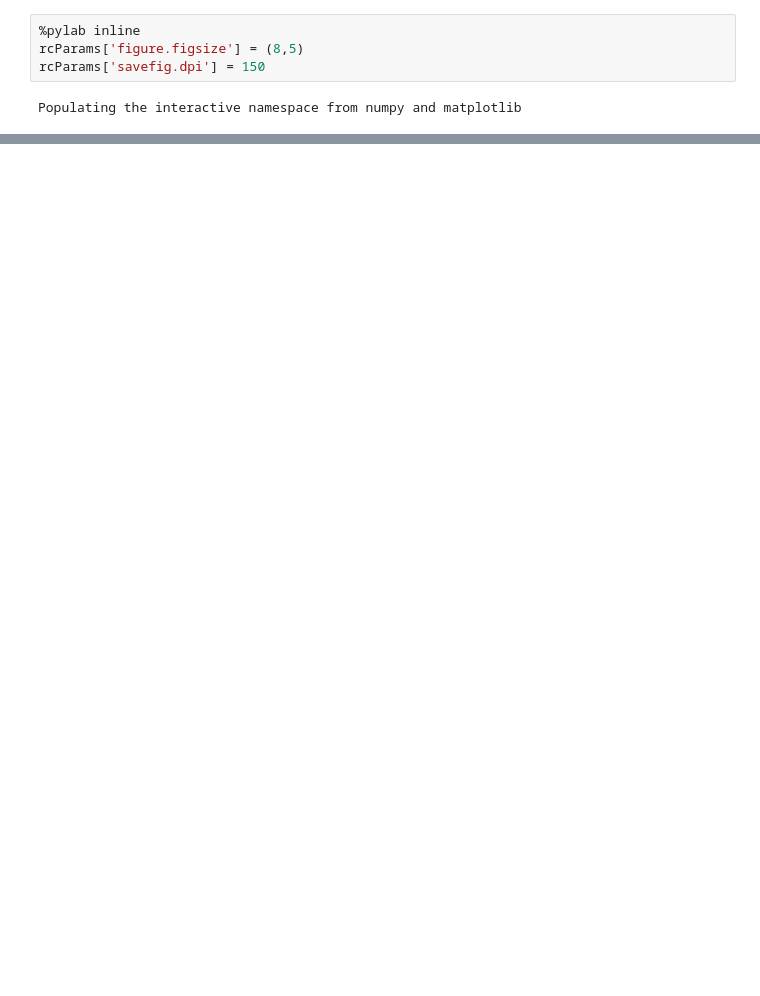
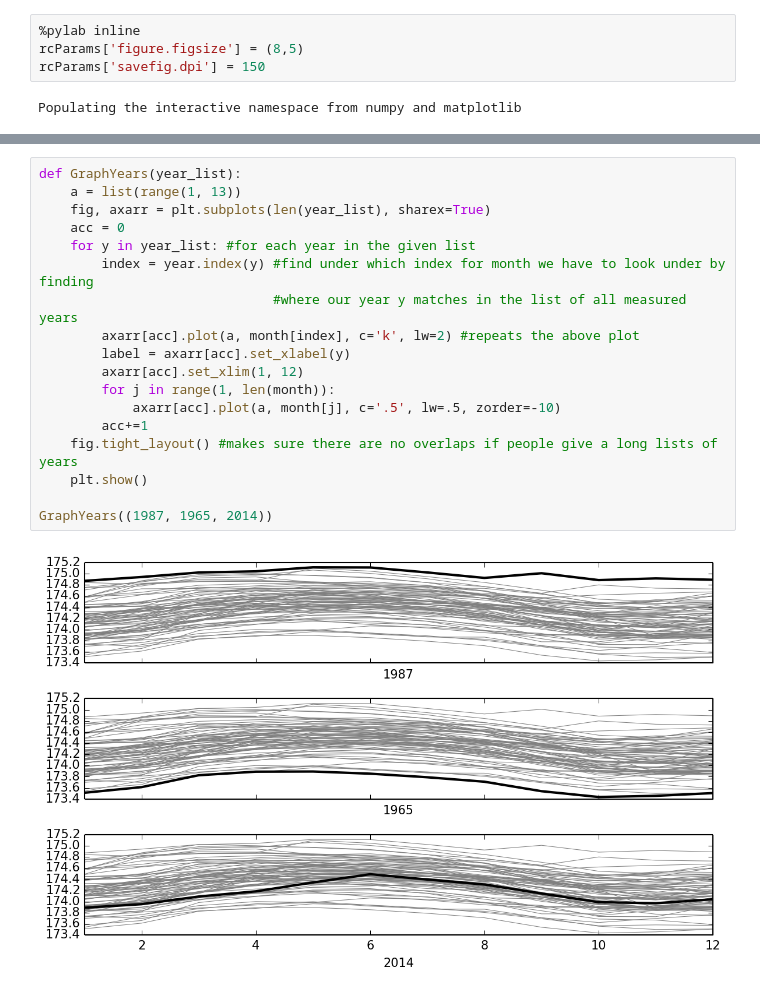
Before and after one commit to ljetibo/Notebooks, a Jupyter notebook: Tides.ipynb, the cells around one changed output, grey strips where cells are left out. Drawn from its saved outputs; the diff is of its cells as text; blank space fills up the shorter version.

```diff
--- a/Tides.ipynb
+++ b/Tides.ipynb
@@ -56,0 +186,20 @@ plt.show()
+# %%
+def GraphYears(year_list):
+    a = list(range(1, 13))
+    fig, axarr = plt.subplots(len(year_list), sharex=True)
+    acc = 0
+    for y in year_list: #for each year in the given list
+        index = year.index(y) #find under which index for month we have to look under by finding
+                              #where our year y matches in the list of all measured years
+        axarr[acc].plot(a, month[index], c='k', lw=2) #repeats the above plot
+        label = axarr[acc].set_xlabel(y)
+        axarr[acc].set_xlim(1, 12)
+        for j in range(1, len(month)):
+            axarr[acc].plot(a, month[j], c='.5', lw=.5, zorder=-10)
+        acc+=1
+    fig.tight_layout() #makes sure there are no overlaps if people give a long lists of years
+    plt.show()
+
+GraphYears((1987, 1965, 2014))
+# %% [output]
+[figure, added]
```
Also changed, not shown: parts of 15 cells of this notebook.
